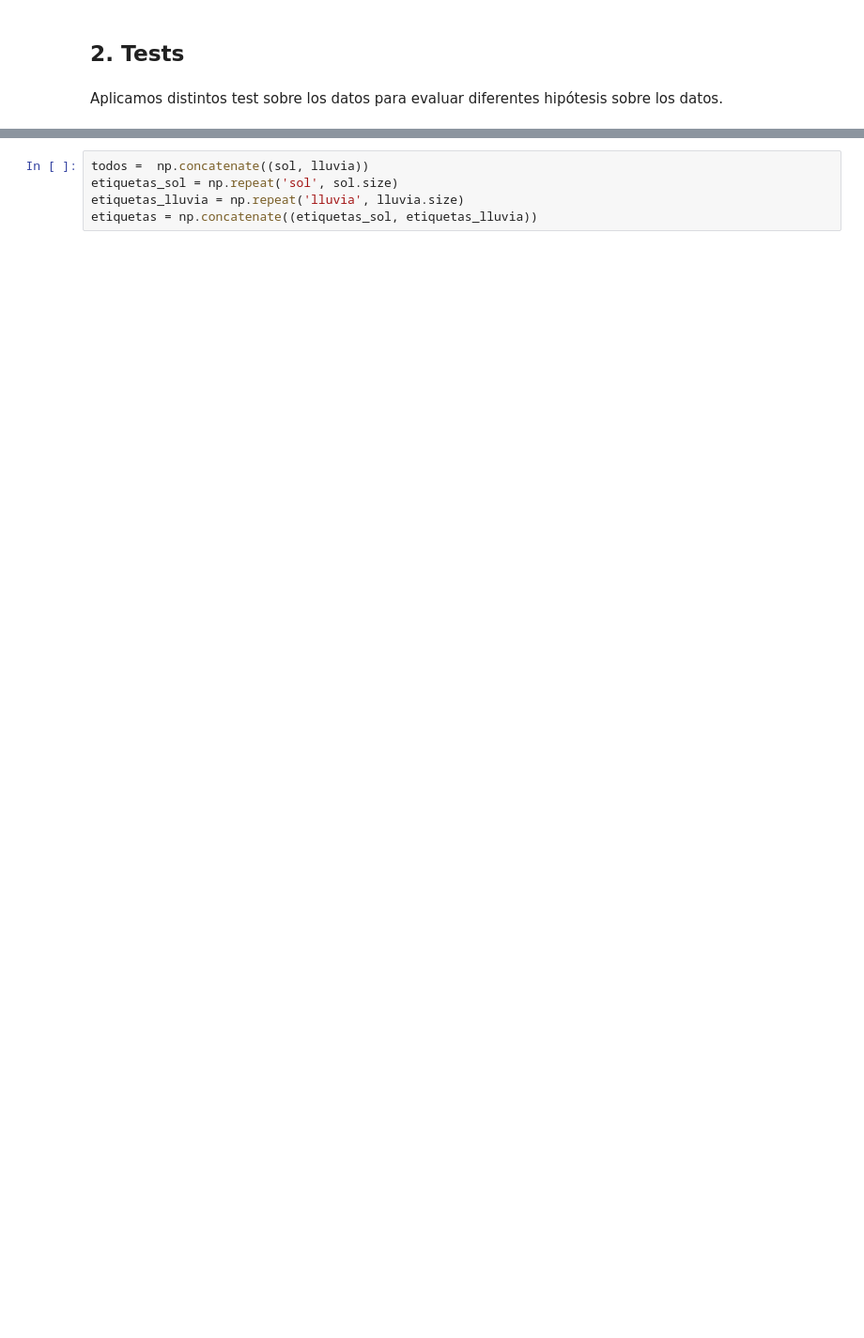
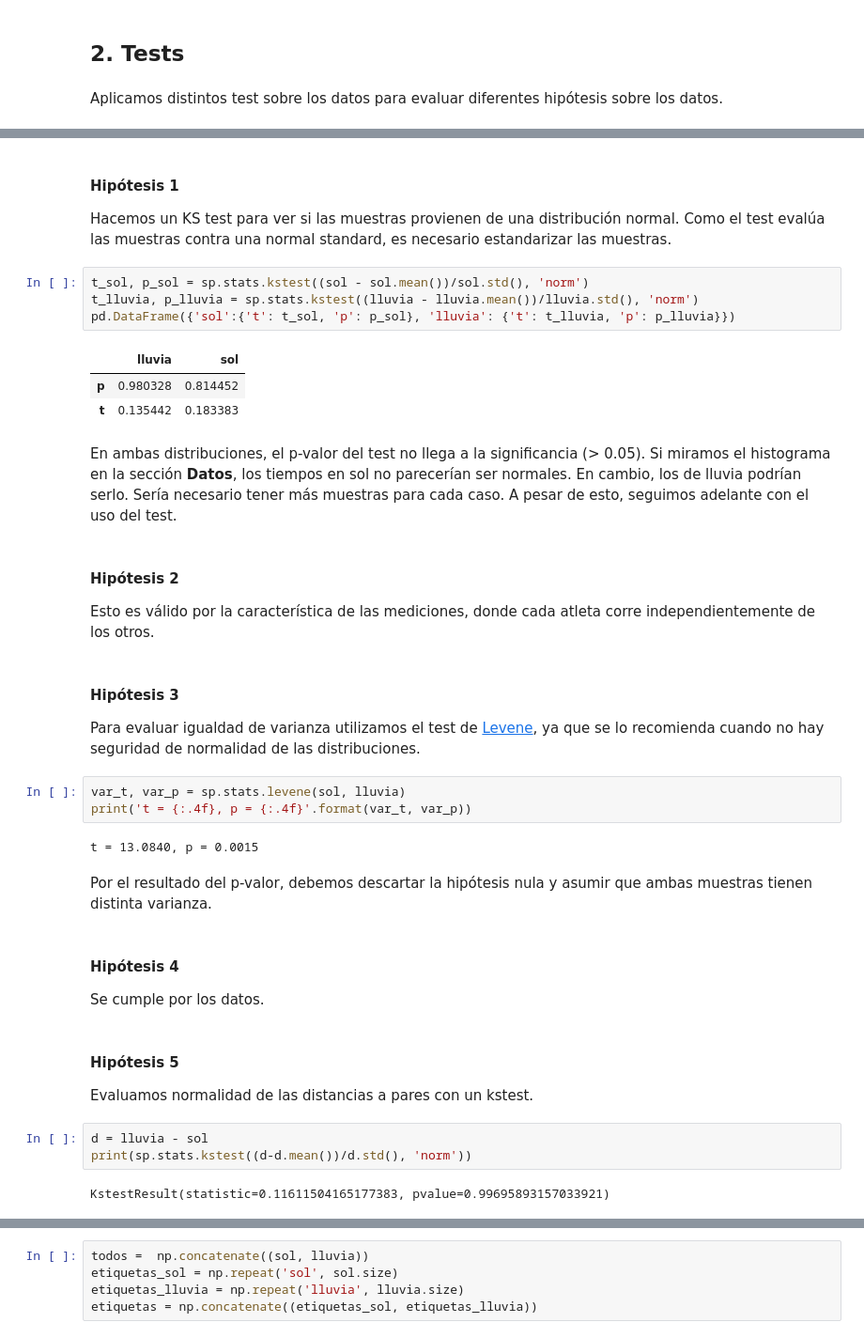
Before and after one commit to m2march/ciencia_datos, a Jupyter notebook: tp1/tp1.ipynb, the cells around one changed output, grey strips where cells are left out. Shown at 94% size. Saved outputs shown, nothing was run; the diff lists cells and outputs as text; blank space fills up the shorter version.

```diff
--- a/tp1/tp1.ipynb
+++ b/tp1/tp1.ipynb
@@ -108,0 +98,42 @@ El estadístico indicaría que el tiempo en lluvia es mayor.
+# %% [markdown]
+#### Hipótesis 1
+
+Hacemos un KS test para ver si las muestras provienen de una distribución normal. Como el test evalúa las muestras contra una normal standard, es necesario estandarizar las muestras.
+# %%
+t_sol, p_sol = sp.stats.kstest((sol - sol.mean())/sol.std(), 'norm')
+t_lluvia, p_lluvia = sp.stats.kstest((lluvia - lluvia.mean())/lluvia.std(), 'norm')
+pd.DataFrame({'sol':{'t': t_sol, 'p': p_sol}, 'lluvia': {'t': t_lluvia, 'p': p_lluvia}})
+# %% [output]
+|  | lluvia | sol |
+| p | 0.980328 | 0.814452 |
+| t | 0.135442 | 0.183383 |
+# %% [markdown]
+En ambas distribuciones, el p-valor del test no llega a la significancia (> 0.05). Si miramos el histograma en la sección **Datos**, los tiempos en sol no parecerían ser normales. En cambio, los de lluvia podrían serlo. Sería necesario tener más muestras para cada caso. A pesar de esto, seguimos adelante con el uso del test.
+# %% [markdown]
+#### Hipótesis 2
+
+Esto es válido por la característica de las mediciones, donde cada atleta corre independientemente de los otros.
+# %% [markdown]
+#### Hipótesis 3
+
+Para evaluar igualdad de varianza utilizamos el test de [Levene](https://docs.scipy.org/doc/scipy/reference/generated/scipy.stats.levene.html), ya que se lo recomienda cuando no hay seguridad de normalidad de las distribuciones.
+# %%
+var_t, var_p = sp.stats.levene(sol, lluvia)
+print('t = {:.4f}, p = {:.4f}'.format(var_t, var_p))
+# %% [output]
+t = 13.0840, p = 0.0015
+# %% [markdown]
+Por el resultado del p-valor, debemos descartar la hipótesis nula y asumir que ambas muestras tienen distinta varianza.
+# %% [markdown]
+#### Hipótesis 4
+
+Se cumple por los datos.
+# %% [markdown]
+#### Hipótesis 5
+
+Evaluamos normalidad de las distancias a pares con un kstest.
+# %%
+d = lluvia - sol
+print(sp.stats.kstest((d-d.mean())/d.std(), 'norm'))
+# %% [output]
+KstestResult(statistic=0.11611504165177383, pvalue=0.99695893157033921)
```
Also changed, not shown: parts of 48 cells of this notebook.
